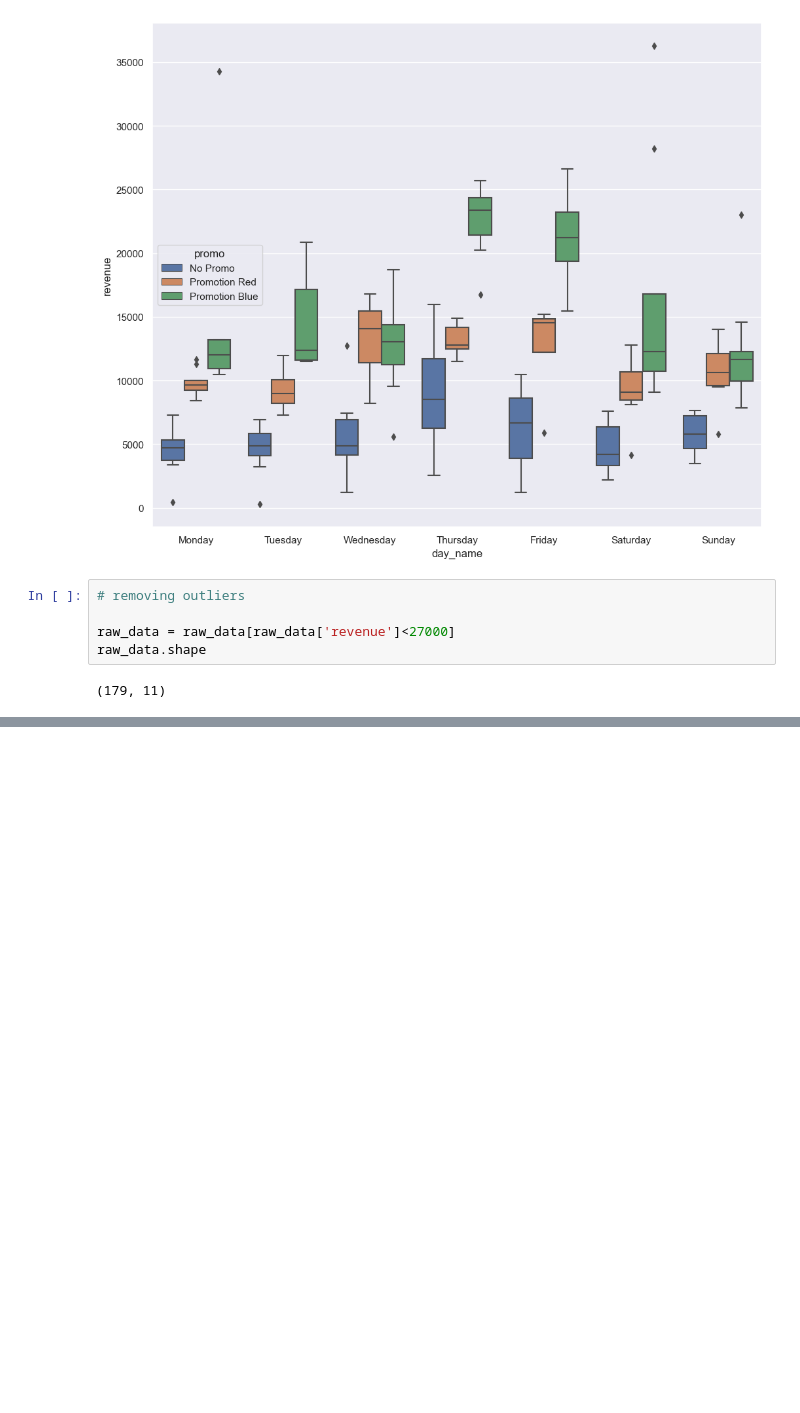
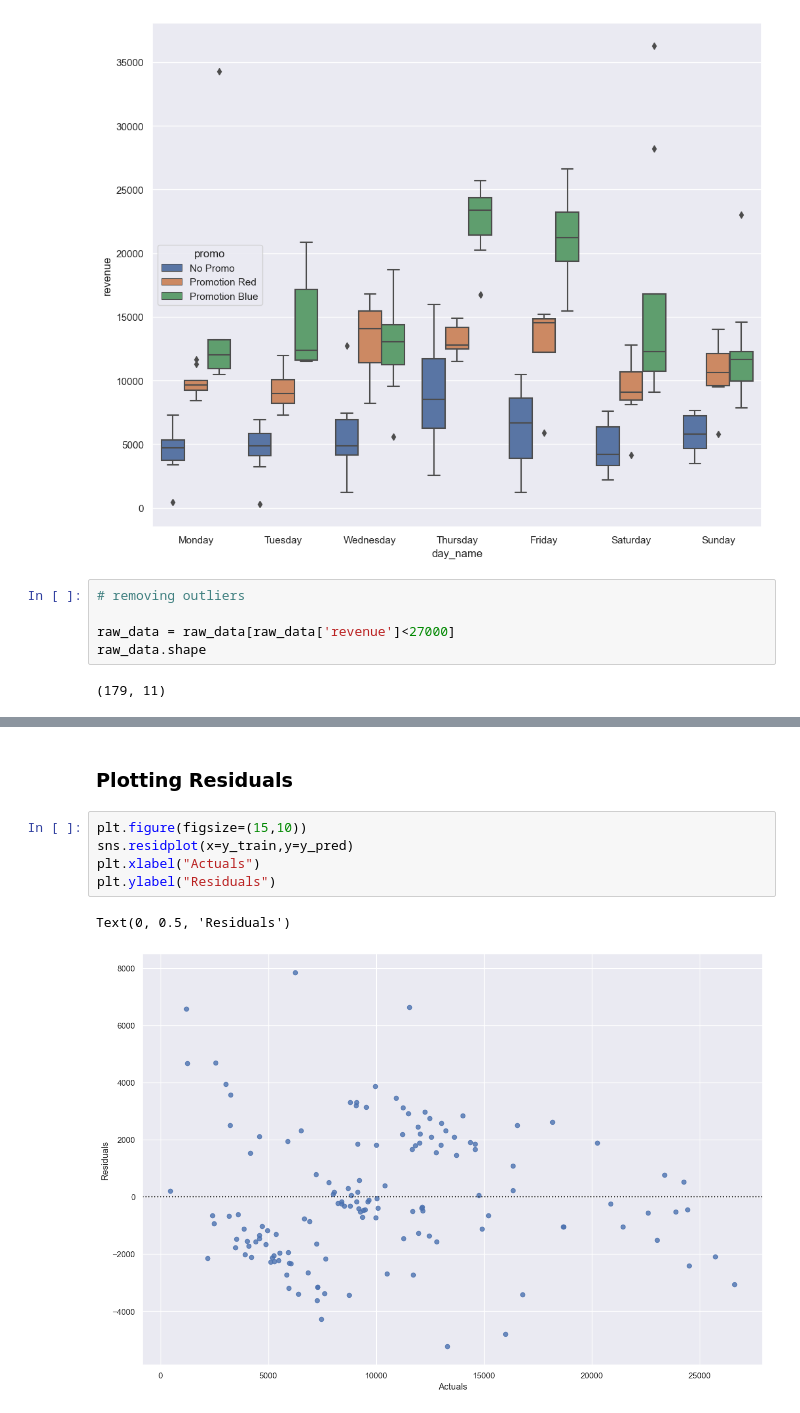
Before and after one commit to deathm1/ds_python_2, a Jupyter notebook: python_machine_learning/Linear_Regression/linear_regression_improvised.ipynb, the cells around one changed output, grey strips where cells are left out. Saved outputs shown, nothing was run; the diff lists cells and outputs as text; blank space fills up the shorter version.

```diff
--- a/python_machine_learning/Linear_Regression/linear_regression_improvised.ipynb
+++ b/python_machine_learning/Linear_Regression/linear_regression_improvised.ipynb
@@ -133,0 +280,10 @@ raw_data.shape
+# %% [markdown]
+### Plotting Residuals
+# %%
+plt.figure(figsize=(15,10))
+sns.residplot(x=y_train,y=y_pred)
+plt.xlabel("Actuals")
+plt.ylabel("Residuals")
+# %% [output]
+Text(0, 0.5, 'Residuals')
+[figure, added]
```
Also changed, not shown: parts of 24 cells of this notebook, 5 other files.
